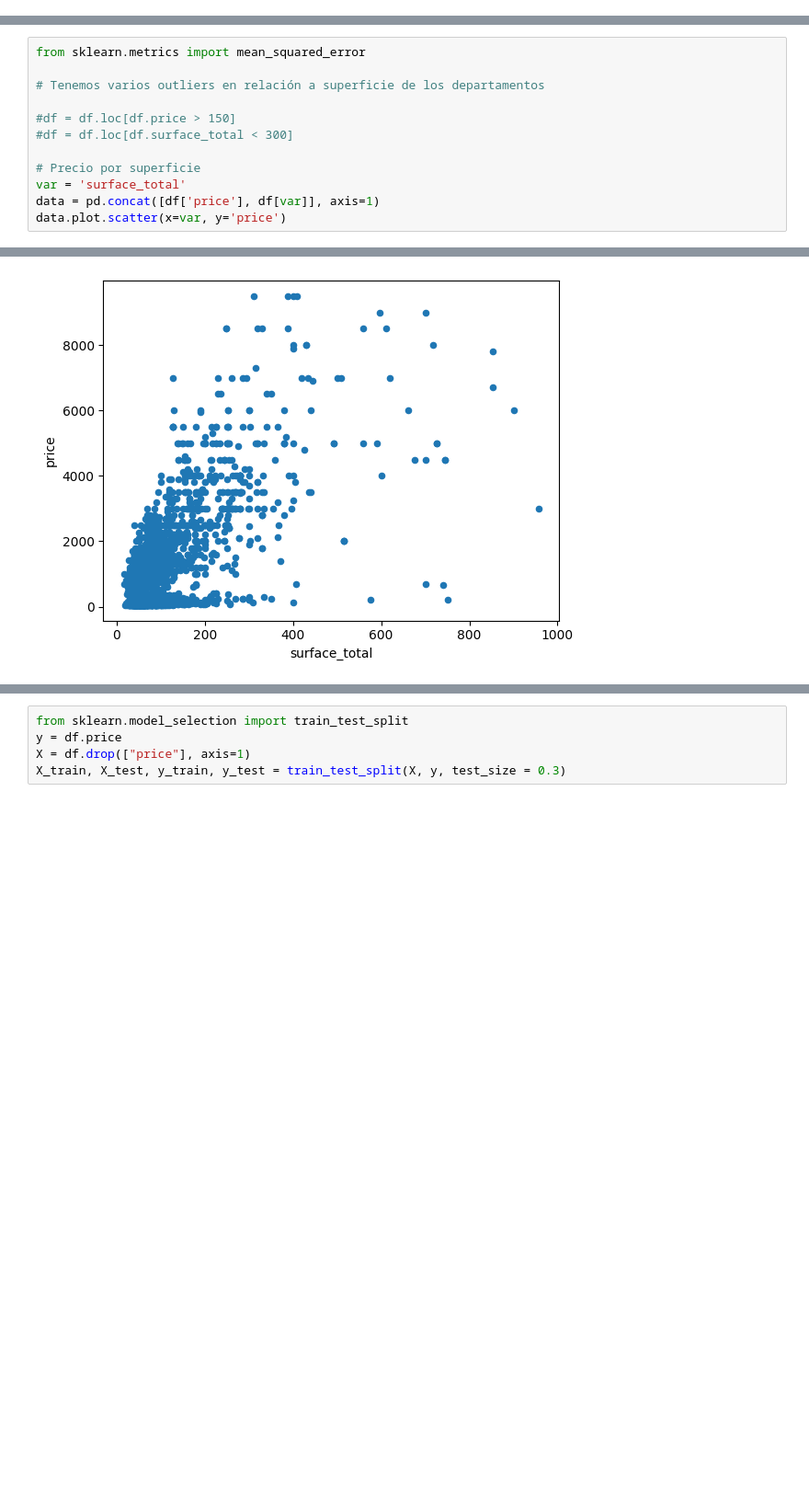
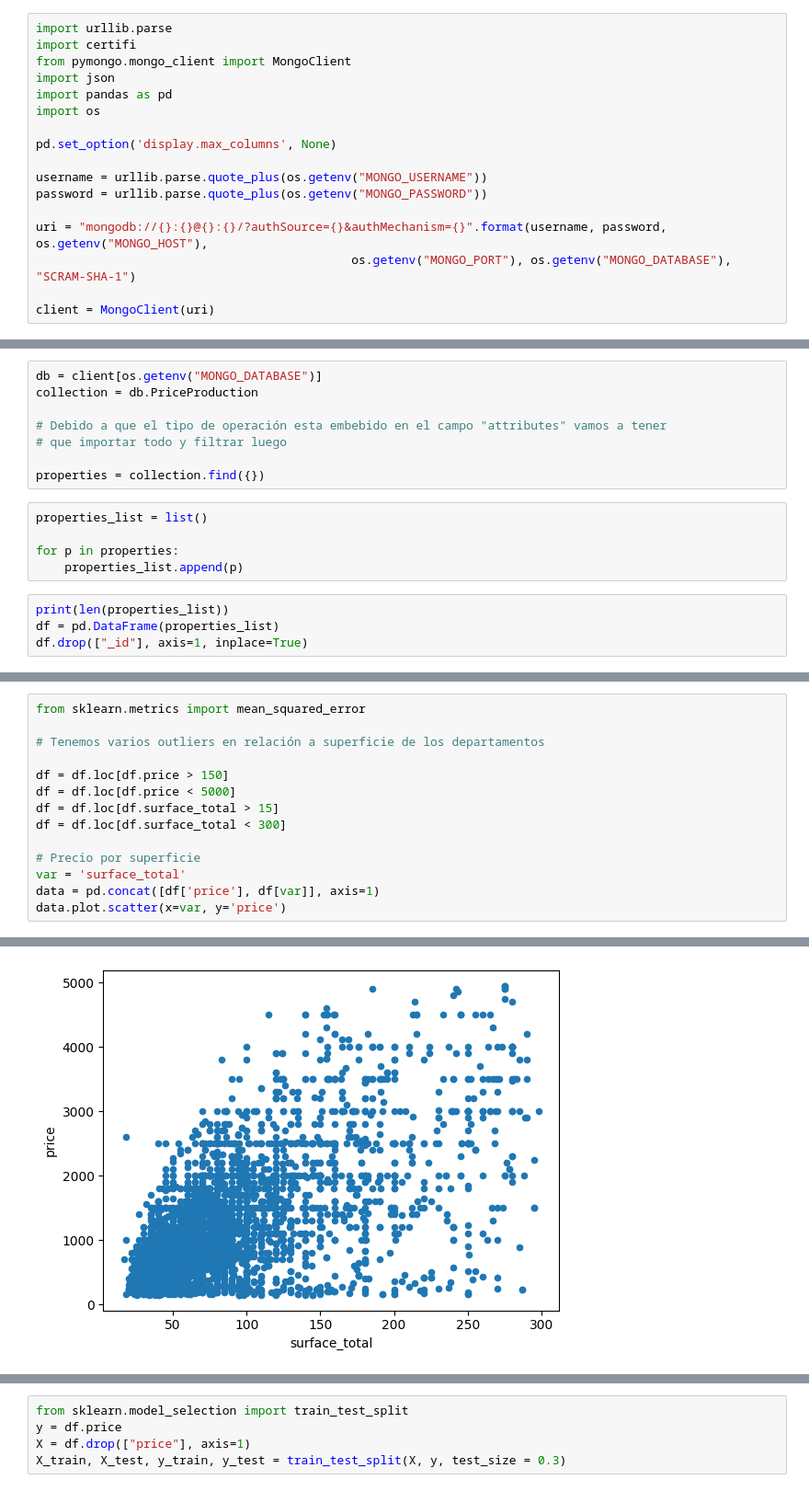
Before and after one commit to Handerllon/pfi_anderson_pardo, a Jupyter notebook: Price/machine_learning.ipynb, the cells around one changed output, grey strips where cells are left out. Shown at 92% size. Saved outputs shown, nothing was run; the diff lists cells and outputs as text; blank space fills up the shorter version.

Commit message:
Added mongo integration and improved model

```diff
--- a/Price/machine_learning.ipynb
+++ b/Price/machine_learning.ipynb
@@ -14,0 +17,17 @@ df.head()
+# %%
+import urllib.parse
+import certifi
+from pymongo.mongo_client import MongoClient
+import json
+import pandas as pd
+import os
+
+pd.set_option('display.max_columns', None)
+
+username = urllib.parse.quote_plus(os.getenv("MONGO_USERNAME"))
+password = urllib.parse.quote_plus(os.getenv("MONGO_PASSWORD"))
+
+uri = "mongodb://{}:{}@{}:{}/?authSource={}&authMechanism={}".format(username, password, os.getenv("MONGO_HOST"),
+                                            os.getenv("MONGO_PORT"), os.getenv("MONGO_DATABASE"), "SCRAM-SHA-1")
+
+client = MongoClient(uri)
@@ -14,0 +42,17 @@ df.head()
+# %%
+db = client[os.getenv("MONGO_DATABASE")]
+collection = db.PriceProduction
+
+# Debido a que el tipo de operación esta embebido en el campo "attributes" vamos a tener
+# que importar todo y filtrar luego
+
+properties = collection.find({})
+# %%
+properties_list = list()
+
+for p in properties:
+    properties_list.append(p)
+# %%
+print(len(properties_list))
+df = pd.DataFrame(properties_list)
+df.drop(["_id"], axis=1, inplace=True)
@@ -15,17 +63,19 @@ df.head()
 # %%
 from sklearn.metrics import mean_squared_error
 
 # Tenemos varios outliers en relación a superficie de los departamentos
 
-#df = df.loc[df.price > 150]
-#df = df.loc[df.surface_total < 300]
+df = df.loc[df.price > 150]
+df = df.loc[df.price < 5000]
+df = df.loc[df.surface_total > 15]
+df = df.loc[df.surface_total < 300]
 
 # Precio por superficie
 var = 'surface_total'
 data = pd.concat([df['price'], df[var]], axis=1)
 data.plot.scatter(x=var, y='price')
 # %% [output]
 <Axes: xlabel='surface_total', ylabel='price'>
-[figure, old version]
+[figure, new version]
 # %%
 df.price.describe()
```
Also changed, not shown: parts of 11 cells of this notebook, 8 other files.
